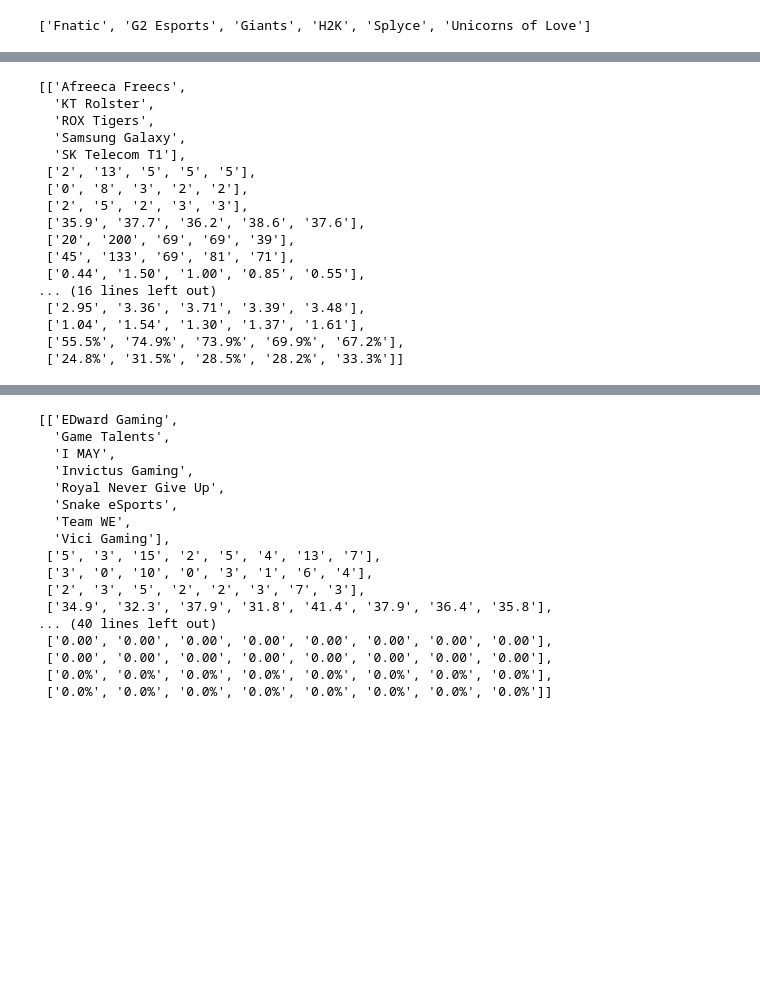
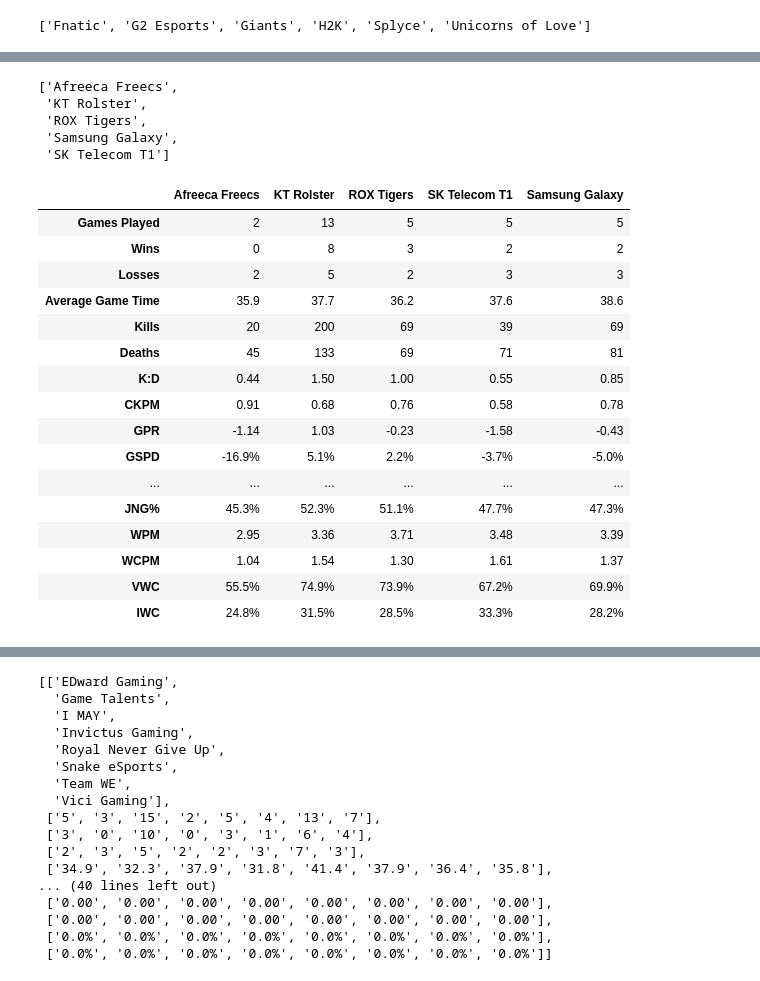
Before and after one commit to vrwong/eSportsCode, a Jupyter notebook: Data_(Silver)_Scrapes.ipynb, the cells around one changed output, grey strips where cells are left out. Cells and saved outputs as stored; diff of their text form; code cells hidden in the pictures; blank space fills up the shorter version.

```diff
--- a/Data_(Silver)_Scrapes.ipynb
+++ b/Data_(Silver)_Scrapes.ipynb
@@ -202,25 +251,55 @@ player_stats_lck = []
 
 for i in range(22):
     player_stats_lck.append(tree_player.xpath(class_dest+str(i+1)+class_end))
-# %%
-team_stats_lck
-for j in range(len(team_stats_lck[0]))
-    for i in range(len(team_stats_lck)):
-# %% [output]
-[['Afreeca Freecs',
-  'KT Rolster',
-  'ROX Tigers',
-  'Samsung Galaxy',
-  'SK Telecom T1'],
- ['2', '13', '5', '5', '5'],
- ['0', '8', '3', '2', '2'],
- ['2', '5', '2', '3', '3'],
- ['35.9', '37.7', '36.2', '38.6', '37.6'],
- ['20', '200', '69', '69', '39'],
- ['45', '133', '69', '81', '71'],
- ['0.44', '1.50', '1.00', '0.85', '0.55'],
-... (16 lines left out)
- ['2.95', '3.36', '3.71', '3.39', '3.48'],
- ['1.04', '1.54', '1.30', '1.37', '1.61'],
- ['55.5%', '74.9%', '73.9%', '69.9%', '67.2%'],
- ['24.8%', '31.5%', '28.5%', '28.2%', '33.3%']]
+# %%
+team_stats_lck[0]
+# %% [output]
+['Afreeca Freecs',
+ 'KT Rolster',
+ 'ROX Tigers',
+ 'Samsung Galaxy',
+ 'SK Telecom T1']
+# %%
+Afreeca_Freecs_numbers = []
+KTR_numbers = []
+ROX_numbers = []
+SSG_numbers = []
+SKT_numbers = []
+for i in range(len(team_stats_lck)-2):
+    Afreeca_Freecs_numbers.append(team_stats_lck[i+1][0])
+    KTR_numbers.append(team_stats_lck[i+1][1])
+    ROX_numbers.append(team_stats_lck[i+1][2])
+    SSG_numbers.append(team_stats_lck[i+1][3])
+    SKT_numbers.append(team_stats_lck[i+1][4])
+# %%
+AF_stats = pd.Series(Afreeca_Freecs_numbers, index = stat_list)
+KTR_stats = pd.Series(KTR_numbers, index = stat_list)
+ROX_stats = pd.Series(ROX_numbers, index = stat_list)
+SSG_stats = pd.Series(SSG_numbers, index = stat_list)
+SKT_stats = pd.Series(SKT_numbers, index = stat_list)
+# %%
+LCK_Team_Stats_data = {team_stats_lck[0][0] : AF_stats,
+     ....:            team_stats_lck[0][1] : KTR_stats,
+     ....:            team_stats_lck[0][2] : ROX_stats,
+     ....:            team_stats_lck[0][3] : SSG_stats,
+     ....:            team_stats_lck[0][4] : SKT_stats    }
+LCK_Team_Stats_data = pd.DataFrame(LCK_Team_Stats_data)
+LCK_Team_Stats_data
+# %% [output]
+|  | Afreeca Freecs | KT Rolster | ROX Tigers | SK Telecom T1 | Samsung Galaxy |
+| Games Played | 2 | 13 | 5 | 5 | 5 |
+| Wins | 0 | 8 | 3 | 2 | 2 |
+| Losses | 2 | 5 | 2 | 3 | 3 |
+| Average Game Time | 35.9 | 37.7 | 36.2 | 37.6 | 38.6 |
+| Kills | 20 | 200 | 69 | 39 | 69 |
+| Deaths | 45 | 133 | 69 | 71 | 81 |
+| K:D | 0.44 | 1.50 | 1.00 | 0.55 | 0.85 |
+| CKPM | 0.91 | 0.68 | 0.76 | 0.58 | 0.78 |
+| GPR | -1.14 | 1.03 | -0.23 | -1.58 | -0.43 |
+| GSPD | -16.9% | 5.1% | 2.2% | -3.7% | -5.0% |
+| ... | ... | ... | ... | ... | ... |
+| JNG% | 45.3% | 52.3% | 51.1% | 47.7% | 47.3% |
+| WPM | 2.95 | 3.36 | 3.71 | 3.48 | 3.39 |
+| WCPM | 1.04 | 1.54 | 1.30 | 1.61 | 1.37 |
+| VWC | 55.5% | 74.9% | 73.9% | 67.2% | 69.9% |
+| IWC | 24.8% | 31.5% | 28.5% | 33.3% | 28.2% |
```
Also changed, not shown: parts of 13 cells of this notebook.
